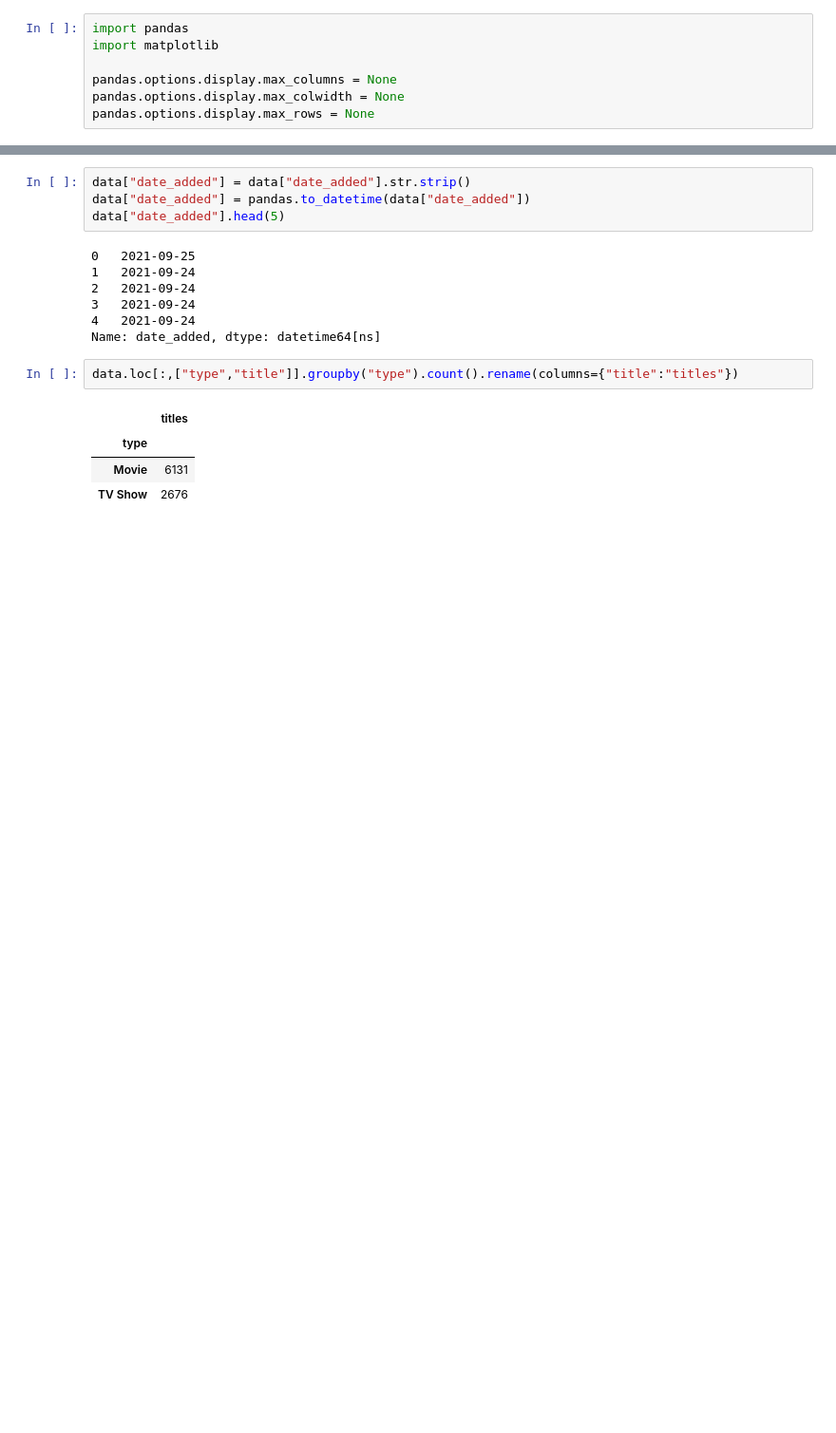
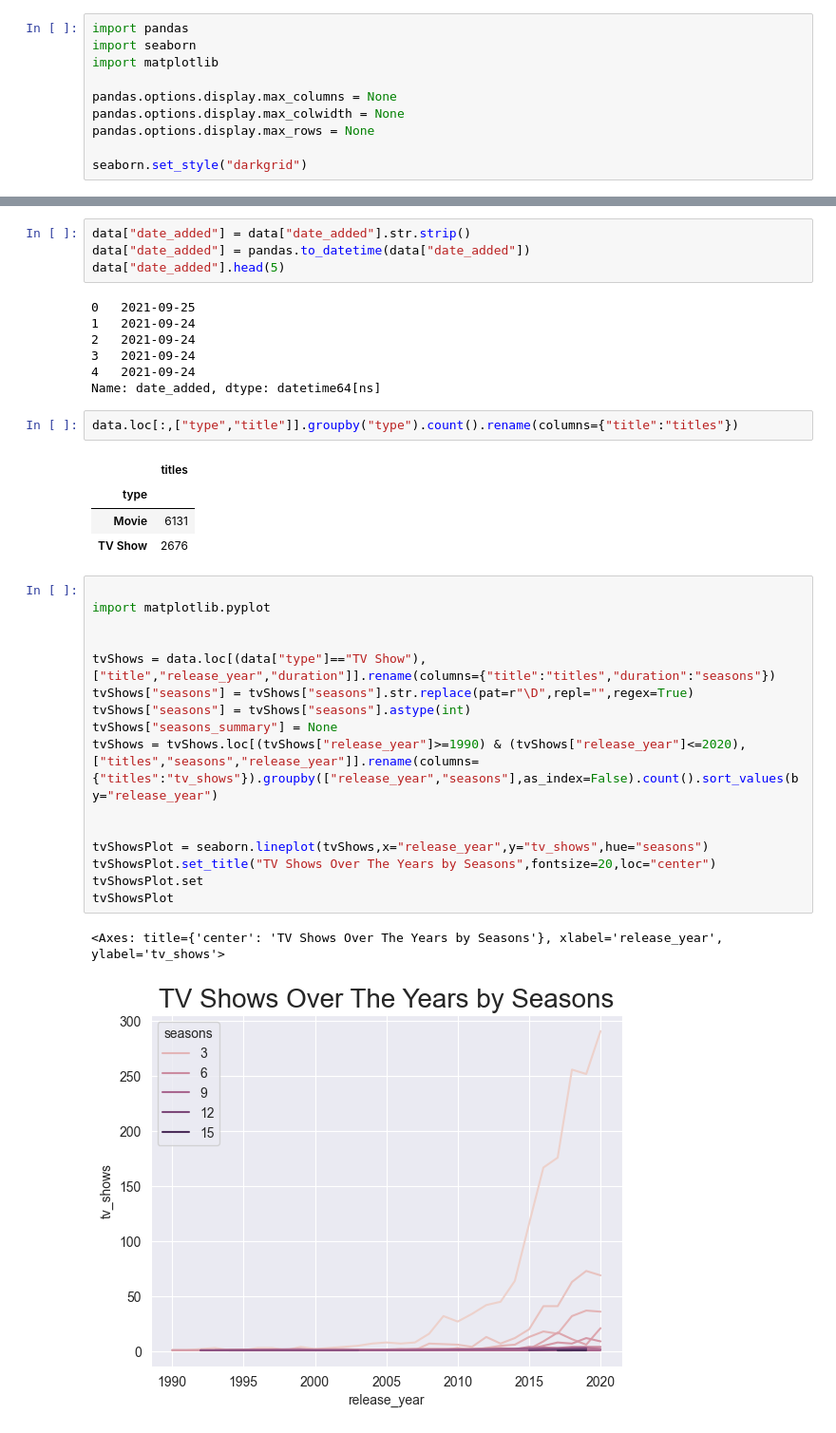
Before and after one commit to royalfalcon1146/data-analytics-case-studies, a Jupyter notebook: netflix-titles/notebooks/titles_analysis.ipynb, the cells around one changed output, grey strips where cells are left out. Shown: that part at 95% size. Drawn from its saved outputs; the diff is of its cells as text; blank space fills up the shorter version.

```diff
--- a/netflix-titles/notebooks/titles_analysis.ipynb
+++ b/netflix-titles/notebooks/titles_analysis.ipynb
@@ -1,10 +1,13 @@
 # %%
 import pandas
+import seaborn
 import matplotlib
 
 pandas.options.display.max_columns = None
 pandas.options.display.max_colwidth = None
 pandas.options.display.max_rows = None
+
+seaborn.set_style("darkgrid")
 # %%
 data = pandas.read_csv(r"C:\Users\Albraa Alsakor\Programming\data-analytics-case-studies\netflix-titles\data\netflix_titles.csv",low_memory=False)
 print(data.info())
@@ -54,3 +57,22 @@ data.loc[:,["type","title"]].groupby("type").count().rename(columns={"title":"ti
 | type |  |
 | Movie | 6131 |
 | TV Show | 2676 |
+# %%
+
+import matplotlib.pyplot
+
+
+tvShows = data.loc[(data["type"]=="TV Show"),["title","release_year","duration"]].rename(columns={"title":"titles","duration":"seasons"})
+tvShows["seasons"] = tvShows["seasons"].str.replace(pat=r"\D",repl="",regex=True)
+tvShows["seasons"] = tvShows["seasons"].astype(int)
+tvShows["seasons_summary"] = None
+tvShows = tvShows.loc[(tvShows["release_year"]>=1990) & (tvShows["release_year"]<=2020),["titles","seasons","release_year"]].rename(columns={"titles":"tv_shows"}).groupby(["release_year","seasons"],as_index=False).count().sort_values(by="release_year")
+
+
+tvShowsPlot = seaborn.lineplot(tvShows,x="release_year",y="tv_shows",hue="seasons")
+tvShowsPlot.set_title("TV Shows Over The Years by Seasons",fontsize=20,loc="center")
+tvShowsPlot.set
+tvShowsPlot
+# %% [output]
+<Axes: title={'center': 'TV Shows Over The Years by Seasons'}, xlabel='release_year', ylabel='tv_shows'>
+[figure, added]
```
Also changed, not shown: parts of 2 cells of this notebook, 4 other files.
